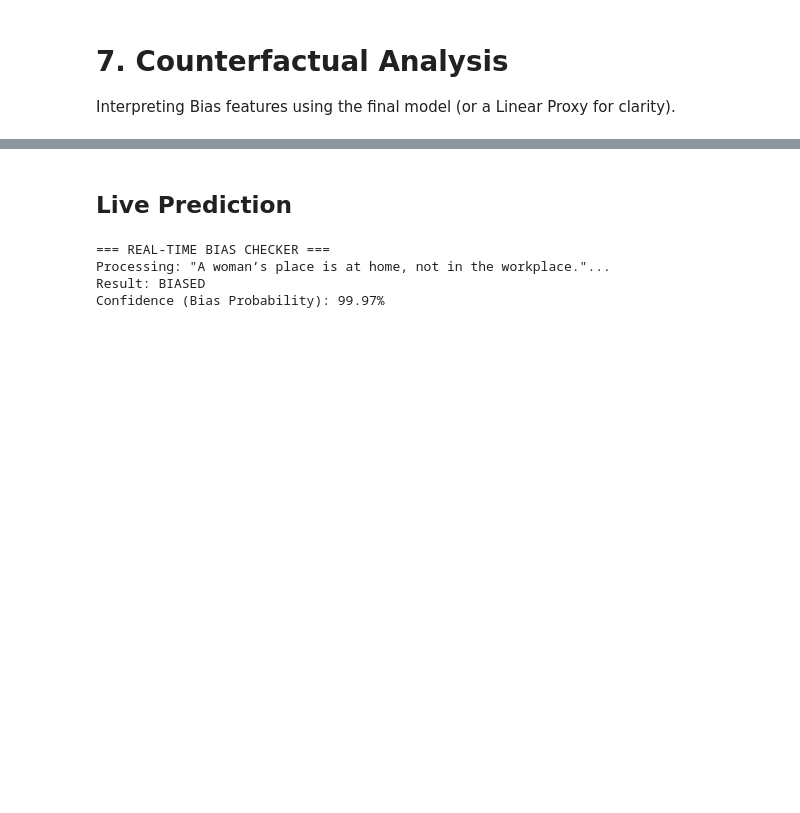
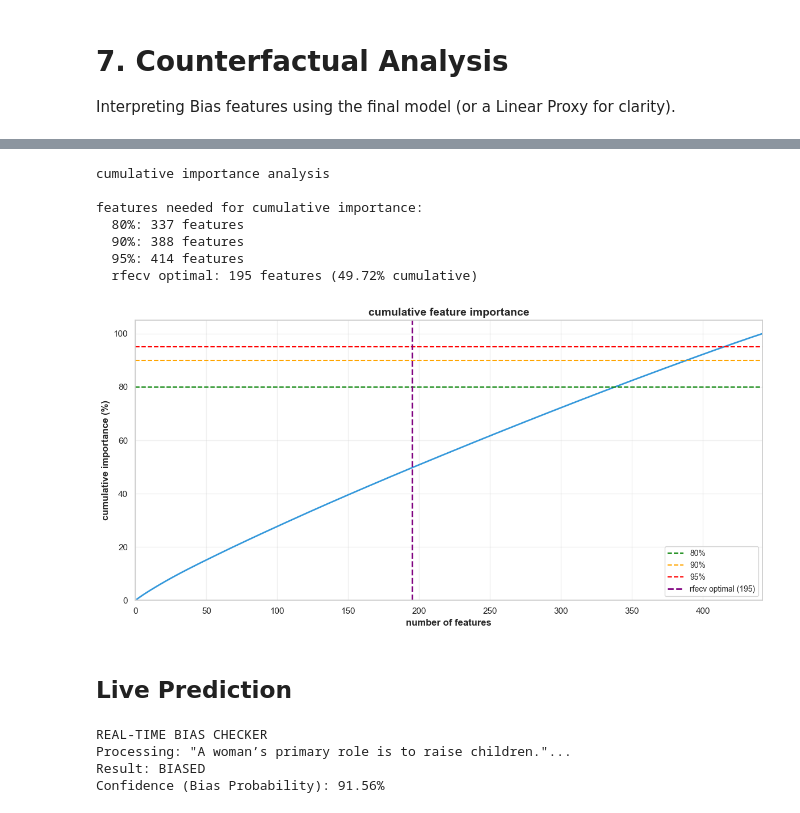
Before and after one commit to pinthoz/attention-atlas, a Jupyter notebook: attention_app/bias/bias_classification.ipynb, the cells around one changed output, grey strips where cells are left out. Drawn from its saved outputs; the diff is of its cells as text; code cells hidden in the pictures; blank space fills up the shorter version.

```diff
--- a/attention_app/bias/bias_classification.ipynb
+++ b/attention_app/bias/bias_classification.ipynb
@@ -808,3 +820,56 @@ Optimal features saved to: optimal_features_top12487.csv
+# %%
+# cumulative importance analysis
+print("cumulative importance analysis")
+
+# calculate cumulative importance
+feature_importance_sorted = feature_importance_df.sort_values('Importance', ascending=False)
+total_importance = feature_importance_sorted['Importance'].sum()
+feature_importance_sorted['Cumulative_Importance'] = (
+    feature_importance_sorted['Importance'].cumsum() / total_importance * 100
+)
+
+# find how many features for 80%, 90%, 95%
+n_80 = (feature_importance_sorted['Cumulative_Importance'] <= 80).sum()
+n_90 = (feature_importance_sorted['Cumulative_Importance'] <= 90).sum()
+n_95 = (feature_importance_sorted['Cumulative_Importance'] <= 95).sum()
+
+print(f"\nfeatures needed for cumulative importance:")
+print(f"  80%: {n_80} features")
+print(f"  90%: {n_90} features")
+print(f"  95%: {n_95} features")
+print(f"  rfecv optimal: 195 features ({feature_importance_sorted.iloc[194]['Cumulative_Importance']:.2f}% cumulative)")
+
+# visualization
+fig, ax = plt.subplots(figsize=(12, 6))
+
+ax.plot(range(1, len(feature_importance_sorted) + 1),
+        feature_importance_sorted['Cumulative_Importance'].values,
+        linewidth=2, color='#3498db')
+
+ax.axhline(y=80, color='green', linestyle='--', linewidth=1.5, label='80%')
+ax.axhline(y=90, color='orange', linestyle='--', linewidth=1.5, label='90%')
+ax.axhline(y=95, color='red', linestyle='--', linewidth=1.5, label='95%')
+ax.axvline(x=195, color='purple', linestyle='--', linewidth=2, label='rfecv optimal (195)')
+
+ax.set_xlabel('number of features', fontsize=12, fontweight='bold')
+ax.set_ylabel('cumulative importance (%)', fontsize=12, fontweight='bold')
+ax.set_title('cumulative feature importance', fontsize=14, fontweight='bold')
+ax.legend(fontsize=10)
+ax.grid(alpha=0.3)
+ax.set_xlim(0, len(feature_importance_sorted))
+ax.set_ylim(0, 105)
+
+plt.tight_layout()
+plt.show()
+# %% [output]
+cumulative importance analysis
+
+features needed for cumulative importance:
+  80%: 337 features
+  90%: 388 features
+  95%: 414 features
+  rfecv optimal: 195 features (49.72% cumulative)
+[figure, added]
 # %% [markdown]
 ## Live Prediction
 # %%
@@ -839,7 +904,7 @@ def predict_new_sentence(sentence):
     print(f"Confidence (Bias Probability): {prob_bias:.2%}")
 
 # Interactive Input
-print("=== REAL-TIME BIAS CHECKER ===")
+print("REAL-TIME BIAS CHECKER")
 text = input("Enter a sentence to analyze: ")
 
 if text and text.strip():
@@ -848,10 +913,10 @@ else:
     print("No text entered. Running default example:")
     predict_new_sentence("All politicians are liars.")
 # %% [output]
-=== REAL-TIME BIAS CHECKER ===
-Processing: "A woman’s place is at home, not in the workplace."...
+REAL-TIME BIAS CHECKER
+Processing: "A woman’s primary role is to raise children."...
 Result: BIASED
-Confidence (Bias Probability): 99.97%
+Confidence (Bias Probability): 91.56%
 # %%
 gender_bias_sentences = [
     "Women are naturally worse at math than men.",
```
Also changed, not shown: parts of 20 cells of this notebook, 3 other files.
